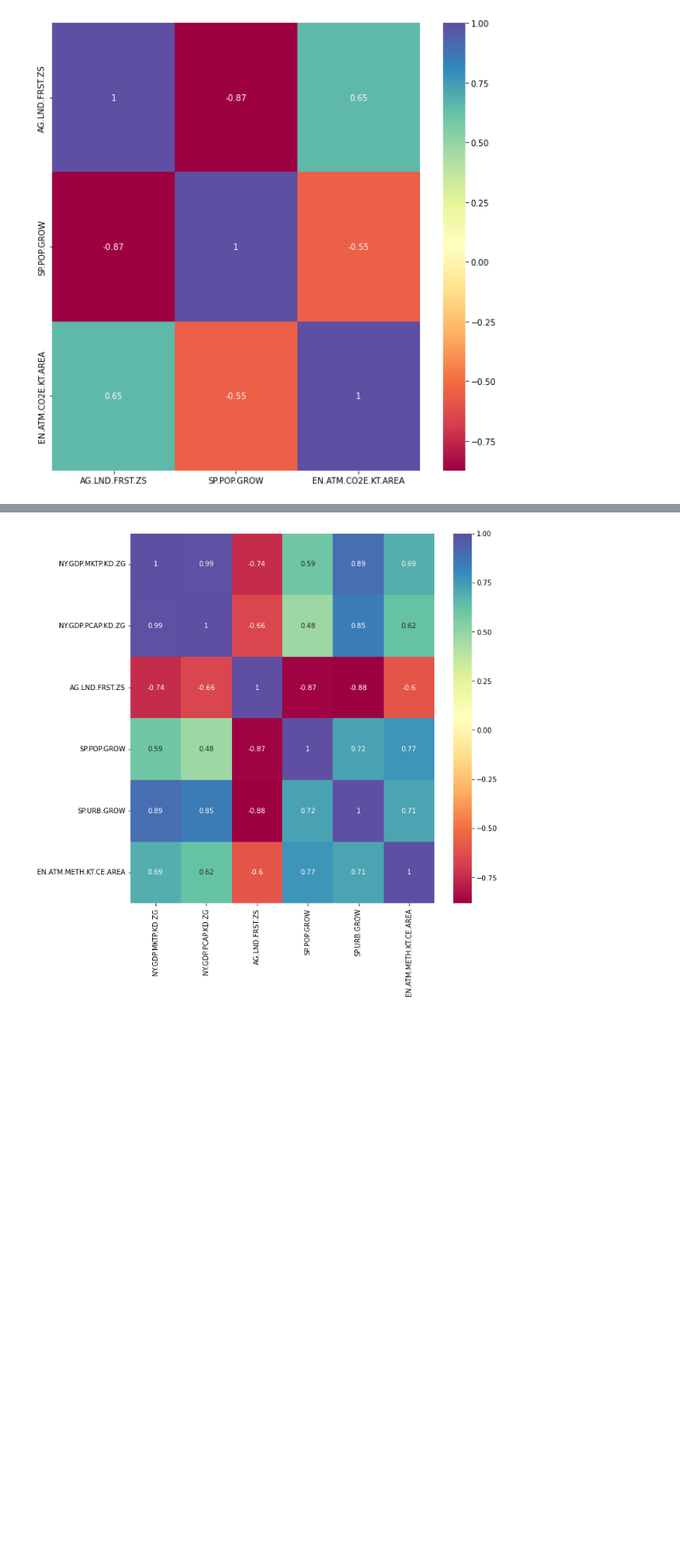
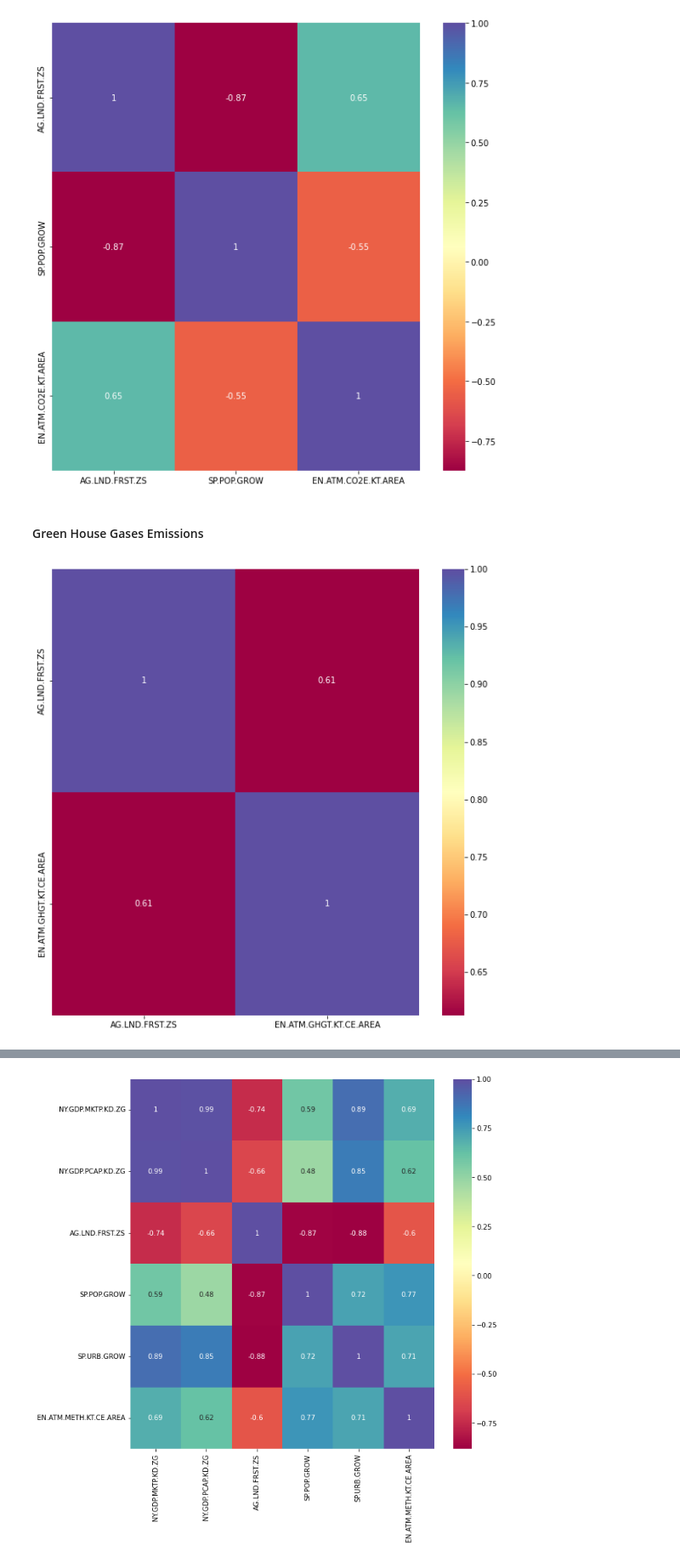
Before and after one commit to jords-santiago/humans_are_pollutants, a Jupyter notebook: 02_SourceCodes/01_Python_JupyterNotebook/World_Bank_Devt_vs_Environment.ipynb, the cells around one changed output, grey strips where cells are left out. Shown at 85% size. Cells and saved outputs as stored; diff of their text form; code cells hidden in the pictures; blank space fills up the shorter version.

```diff
--- a/02_SourceCodes/01_Python_JupyterNotebook/World_Bank_Devt_vs_Environment.ipynb
+++ b/02_SourceCodes/01_Python_JupyterNotebook/World_Bank_Devt_vs_Environment.ipynb
@@ -885,3 +867,9 @@ These seems to be counter-intuitive to common knowledge as these imply that as t
 plot_corr_on_col(resdf, 'EN.ATM.CO2E.KT.AREA', wdi_cols)
 # %% [output]
 [figure]
+# %% [markdown]
+#### Green House Gases Emissions
+# %%
+plot_corr_on_col(resdf, 'EN.ATM.GHGT.KT.CE.AREA', wdi_cols)
+# %% [output]
+[figure, added]
```
Also changed, not shown: parts of 35 cells of this notebook.
